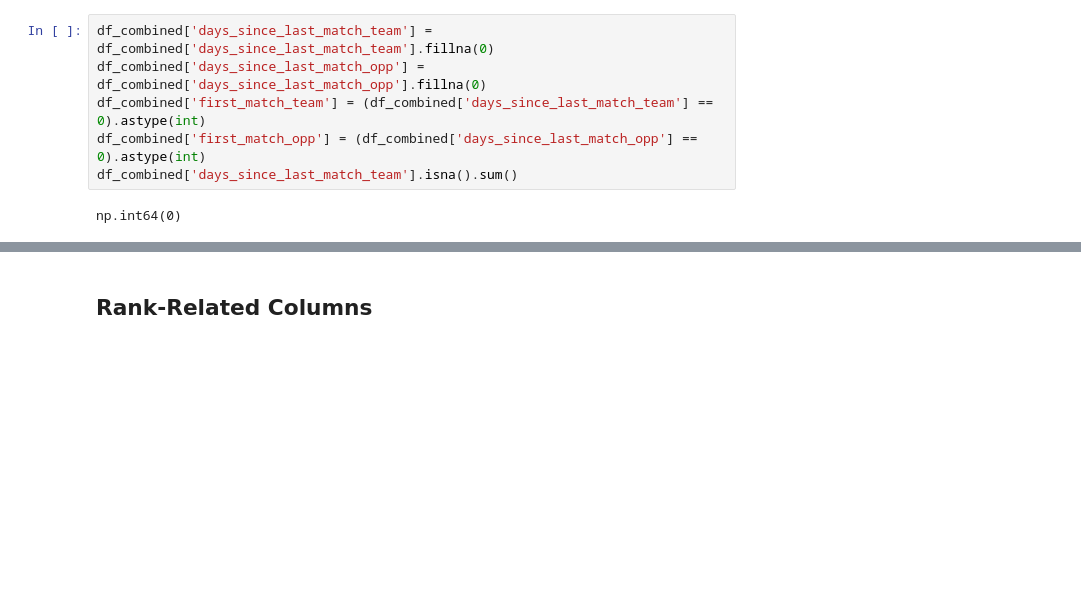
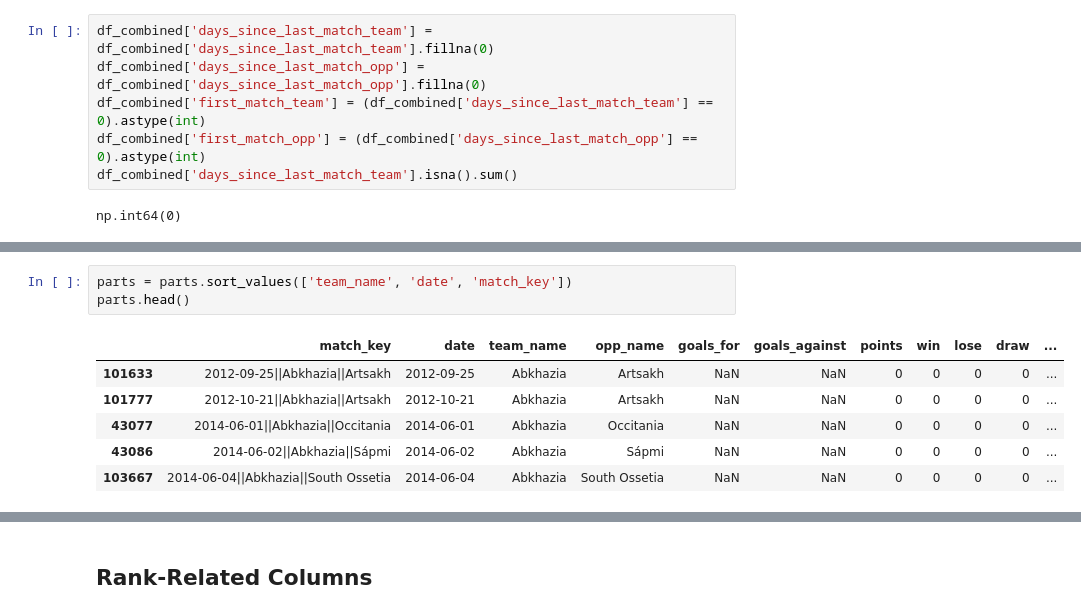
Before and after one commit to n44th44nn/Gammafest-2026, a Jupyter notebook: Notebooks/early_preprocessing.ipynb, the cells around one changed output, grey strips where cells are left out. Drawn from its saved outputs; the diff is of its cells as text; blank space fills up the shorter version.

```diff
--- a/Notebooks/early_preprocessing.ipynb
+++ b/Notebooks/early_preprocessing.ipynb
@@ -606,0 +720,10 @@ np.int64(0)
+# %%
+parts = parts.sort_values(['team_name', 'date', 'match_key'])
+parts.head()
+# %% [output]
+|  | match_key | date | team_name | opp_name | goals_for | goals_against | points | win | lose | draw | ... |
+| 101633 | 2012-09-25||Abkhazia||Artsakh | 2012-09-25 | Abkhazia | Artsakh | NaN | NaN | 0 | 0 | 0 | 0 | ... |
+| 101777 | 2012-10-21||Abkhazia||Artsakh | 2012-10-21 | Abkhazia | Artsakh | NaN | NaN | 0 | 0 | 0 | 0 | ... |
+| 43077 | 2014-06-01||Abkhazia||Occitania | 2014-06-01 | Abkhazia | Occitania | NaN | NaN | 0 | 0 | 0 | 0 | ... |
+| 43086 | 2014-06-02||Abkhazia||Sápmi | 2014-06-02 | Abkhazia | Sápmi | NaN | NaN | 0 | 0 | 0 | 0 | ... |
+| 103667 | 2014-06-04||Abkhazia||South Ossetia | 2014-06-04 | Abkhazia | South Ossetia | NaN | NaN | 0 | 0 | 0 | 0 | ... |
```
Also changed, not shown: parts of 27 cells of this notebook.
